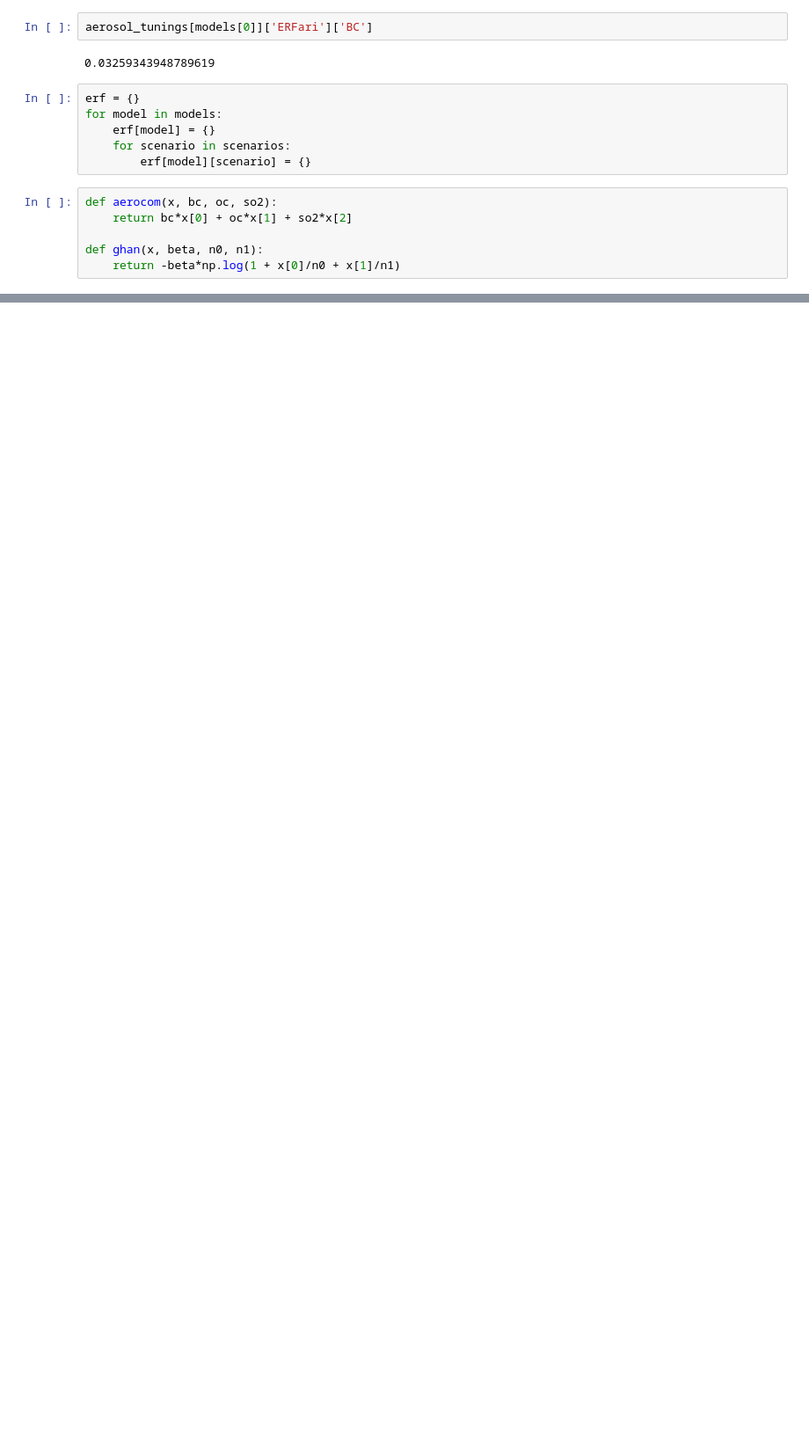
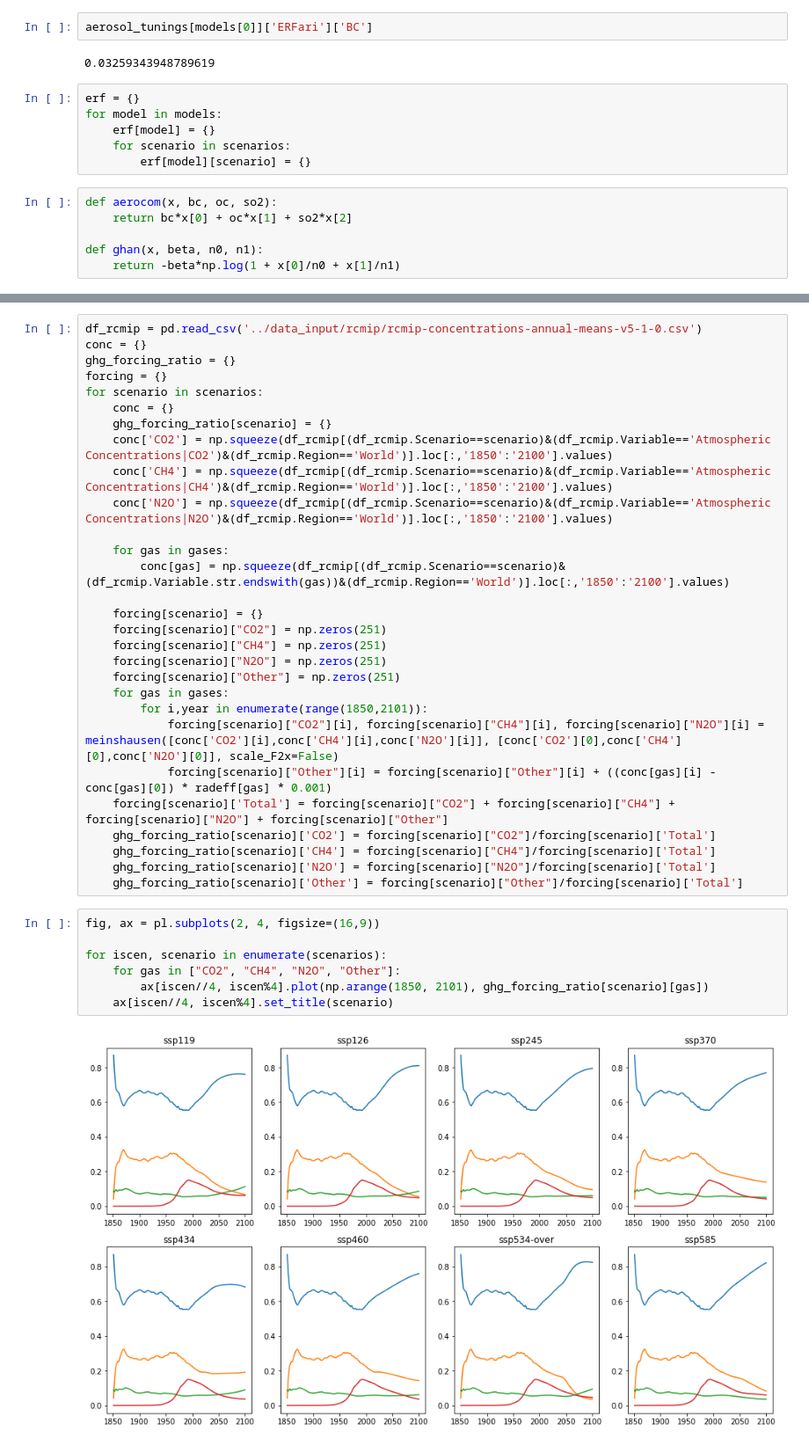
Before and after one commit to chrisroadmap/aerosol-history, a Jupyter notebook: notebooks/70_emulate_other_ssps.ipynb, the cells around one changed output, grey strips where cells are left out. Shown: that part at 88% size. Saved outputs shown, nothing was run; the diff lists cells and outputs as text; blank space fills up the shorter version.

```diff
--- a/notebooks/70_emulate_other_ssps.ipynb
+++ b/notebooks/70_emulate_other_ssps.ipynb
@@ -136,0 +368,38 @@ for iscen, scenario in enumerate(scenarios):
+# %%
+df_rcmip = pd.read_csv('../data_input/rcmip/rcmip-concentrations-annual-means-v5-1-0.csv')
+conc = {}
+ghg_forcing_ratio = {}
+forcing = {}
+for scenario in scenarios:
+    conc = {}
+    ghg_forcing_ratio[scenario] = {}
+    conc['CO2'] = np.squeeze(df_rcmip[(df_rcmip.Scenario==scenario)&(df_rcmip.Variable=='Atmospheric Concentrations|CO2')&(df_rcmip.Region=='World')].loc[:,'1850':'2100'].values)
+    conc['CH4'] = np.squeeze(df_rcmip[(df_rcmip.Scenario==scenario)&(df_rcmip.Variable=='Atmospheric Concentrations|CH4')&(df_rcmip.Region=='World')].loc[:,'1850':'2100'].values)
+    conc['N2O'] = np.squeeze(df_rcmip[(df_rcmip.Scenario==scenario)&(df_rcmip.Variable=='Atmospheric Concentrations|N2O')&(df_rcmip.Region=='World')].loc[:,'1850':'2100'].values)
+
+    for gas in gases:
+        conc[gas] = np.squeeze(df_rcmip[(df_rcmip.Scenario==scenario)&(df_rcmip.Variable.str.endswith(gas))&(df_rcmip.Region=='World')].loc[:,'1850':'2100'].values)
+
+    forcing[scenario] = {}
+    forcing[scenario]["CO2"] = np.zeros(251)
+    forcing[scenario]["CH4"] = np.zeros(251)
+    forcing[scenario]["N2O"] = np.zeros(251)
+    forcing[scenario]["Other"] = np.zeros(251)
+    for gas in gases:
+        for i,year in enumerate(range(1850,2101)):
+            forcing[scenario]["CO2"][i], forcing[scenario]["CH4"][i], forcing[scenario]["N2O"][i] = meinshausen([conc['CO2'][i],conc['CH4'][i],conc['N2O'][i]], [conc['CO2'][0],conc['CH4'][0],conc['N2O'][0]], scale_F2x=False)
+            forcing[scenario]["Other"][i] = forcing[scenario]["Other"][i] + ((conc[gas][i] - conc[gas][0]) * radeff[gas] * 0.001)
+    forcing[scenario]['Total'] = forcing[scenario]["CO2"] + forcing[scenario]["CH4"] + forcing[scenario]["N2O"] + forcing[scenario]["Other"]
+    ghg_forcing_ratio[scenario]['CO2'] = forcing[scenario]["CO2"]/forcing[scenario]['Total']
+    ghg_forcing_ratio[scenario]['CH4'] = forcing[scenario]["CH4"]/forcing[scenario]['Total']
+    ghg_forcing_ratio[scenario]['N2O'] = forcing[scenario]["N2O"]/forcing[scenario]['Total']
+    ghg_forcing_ratio[scenario]['Other'] = forcing[scenario]["Other"]/forcing[scenario]['Total']
+# %%
+fig, ax = pl.subplots(2, 4, figsize=(16,9))
+
+for iscen, scenario in enumerate(scenarios):
+    for gas in ["CO2", "CH4", "N2O", "Other"]:
+        ax[iscen//4, iscen%4].plot(np.arange(1850, 2101), ghg_forcing_ratio[scenario][gas])
+    ax[iscen//4, iscen%4].set_title(scenario)
+# %% [output]
+[figure, added]
```
Also changed, not shown: parts of 33 cells of this notebook, 5 other files.
